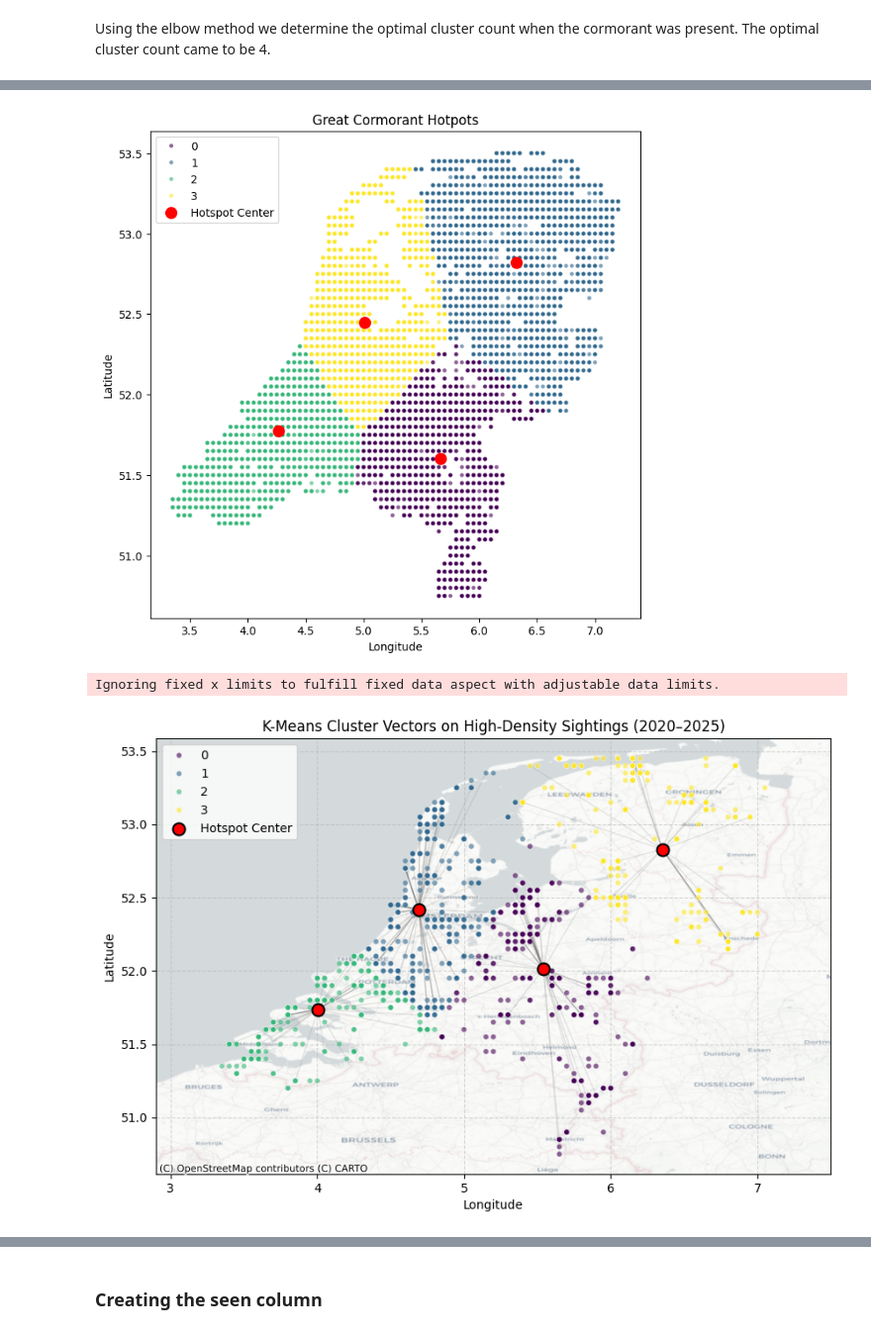
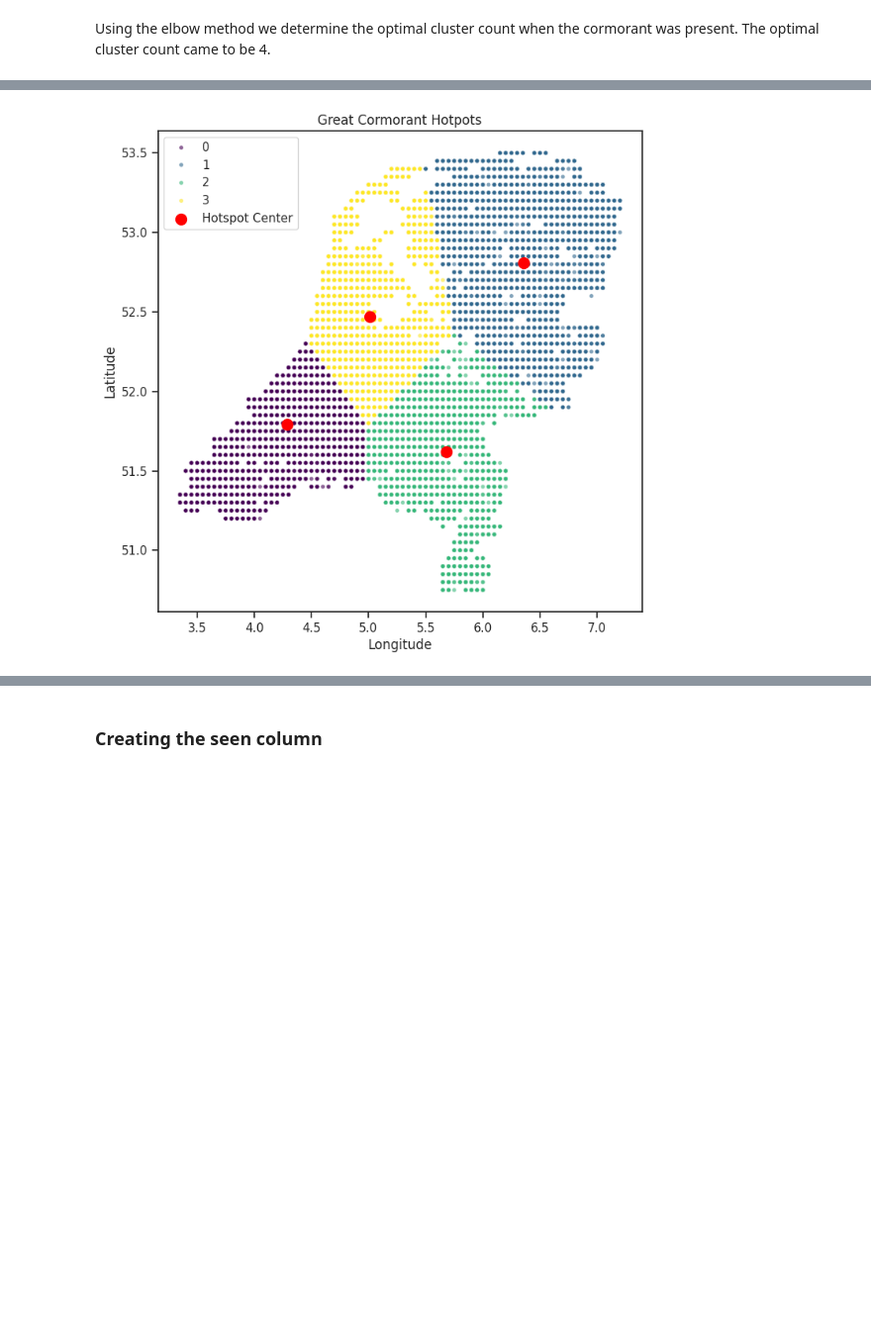
Before and after one commit to kebabzter/the-greatest-cormorant, a Jupyter notebook: notebook-final.ipynb, the cells around one changed output, grey strips where cells are left out. Shown at 99% size. Drawn from its saved outputs; the diff is of its cells as text; code cells hidden in the pictures; blank space fills up the shorter version.

```diff
--- a/notebook-final.ipynb
+++ b/notebook-final.ipynb
@@ -720,7 +738,7 @@ df_filtered.tail(5)
 # %% [markdown]
 Using the elbow method we determine the optimal cluster count when the cormorant was present. The optimal cluster count came to be 4.
 # %%
-df_clusters = df_filtered[df_filtered["Phalacrocorax carbo"] > 0].copy()
+df_clusters = df[df["Phalacrocorax carbo"] > 0].copy()
 X_clusters = df_clusters[["decimalLongitude", "decimalLatitude"]].values
 
 inertia = []
@@ -746,95 +764,39 @@ plt.show()
 # %%
 from matplotlib.collections import LineCollection
+
+dfX = df[(df["Phalacrocorax carbo"] > 5)].copy()
+X_heatmap_sightings = dfX[["decimalLongitude", "decimalLatitude"]].values
 
 kmeans = KMeans(
     n_clusters=4,
     random_state=42,
     n_init="auto"
 ).fit(X_clusters)
 
 df_clusters["hotspot_cluster"] = kmeans.labels_
 centers = kmeans.cluster_centers_
 
 plt.figure(figsize=(8, 8))
 sns.scatterplot(
     data=df_clusters,
     x="decimalLongitude",
     y="decimalLatitude",
     hue="hotspot_cluster",
     palette="viridis",
     alpha=0.6,
     s=15
 )
 
 plt.scatter(
     centers[:, 0], centers[:, 1],
     c="red", s=100, marker="o", label="Hotspot Center"
 )
 
 plt.title("Great Cormorant Hotpots")
 plt.xlabel("Longitude")
 plt.ylabel("Latitude")
 plt.legend()
 plt.grid(False)
 plt.show()
-
-dfX = df[(df["Phalacrocorax carbo"] > 5) & (df["year"] >= 2020) & (df["year"] <= 2025)].copy()
-X_heatmap_sightings = dfX[["decimalLongitude", "decimalLatitude"]].values
-
-kmeans = KMeans(n_clusters=4, random_state=42, n_init="auto")
-dfX["hotspot_cluster"] = kmeans.fit_predict(X_heatmap_sightings)
-centers = kmeans.cluster_centers_
-
-fig, ax = plt.subplots(figsize=(10, 6.5))
-
-sns.scatterplot(
-    data=dfX,
-    x="decimalLongitude",
-    y="decimalLatitude",
-    hue="hotspot_cluster",
-    palette="viridis",
-    alpha=0.6,
-    s=20,
-    zorder=2,
-    ax=ax,
-)
-
-labels = dfX["hotspot_cluster"].values
-for i in range(0, len(X_heatmap_sightings), 15):
-    cluster_idx = labels[i]
-    center_x, center_y = centers[cluster_idx, 0], centers[cluster_idx, 1]
-    point_x, point_y = X_heatmap_sightings[i, 0], X_heatmap_sightings[i, 1]
-    ax.plot(
-        [point_x, center_x],
-        [point_y, center_y],
-        color="grey",
-        alpha=0.2,
-        linewidth=0.9,
-        zorder=1,
-    )
-
-ax.scatter(
-    centers[:, 0],
-    centers[:, 1],
-    c="red",
-    s=100,
-    marker="o",
-    label="Hotspot Center",
-    edgecolor="black",
-    linewidth=1.5,
-    zorder=3,
-)
-
-cx.add_basemap(ax, crs="EPSG:4326", source=cx.providers.CartoDB.Positron)
-
-ax.set_aspect("equal", adjustable="datalim")
-plt.title("K-Means Cluster Vectors on High-Density Sightings (2020–2025)")
-plt.xlabel("Longitude")
-plt.ylabel("Latitude")
-plt.legend()
-plt.grid(True, linestyle="--", alpha=0.5)
-plt.show()
 # %% [output]
-[figure, old version]
+[figure, new version]
-Ignoring fixed x limits to fulfill fixed data aspect with adjustable data limits.
-[figure, removed]
```
Also changed, not shown: parts of 12 cells of this notebook, 33 other files.
